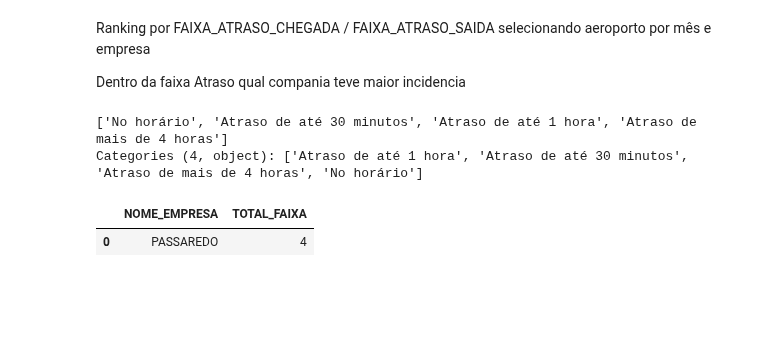
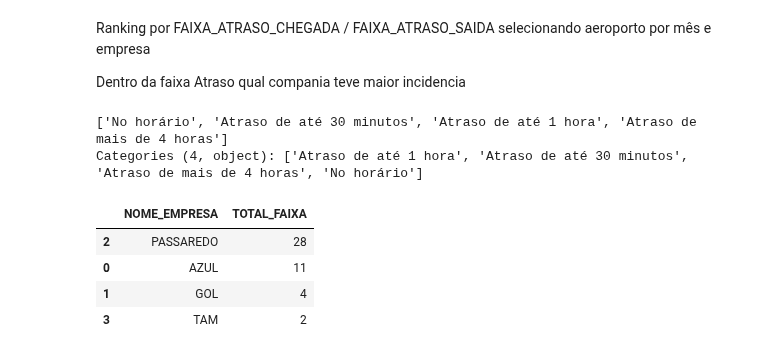
Before and after one commit to rodrigorocha1/dashboard_dados_voos_python, a Jupyter notebook: notebooks/visualizacoes.ipynb, the cells around one changed output. Drawn from its saved outputs; the diff is of its cells as text; code cells hidden in the pictures; blank space fills up the shorter version.

```diff
--- a/notebooks/visualizacoes.ipynb
+++ b/notebooks/visualizacoes.ipynb
@@ -598,13 +598,16 @@ Categories (4, object): ['Atraso de até 1 hora', 'Atraso de até 30 minutos', '
 # %%
 dataframe = obter_top_dez_faixa_atraso(
     flag_partida_chegada='PARTIDA',
     flag_origem_destino='ORIGEM',
     codigo_tipo_linha='N',
-    mes=2,
-    faixa_atraso='Atraso de até 1 hora',
+    mes=12,
+    faixa_atraso='Atraso de mais de 4 horas',
     sigla_aeroporto='SBRP'
 )
 dataframe
 # %% [output]
 |  | NOME_EMPRESA | TOTAL_FAIXA |
-| 0 | PASSAREDO | 4 |
+| 2 | PASSAREDO | 28 |
+| 0 | AZUL | 11 |
+| 1 | GOL | 4 |
+| 3 | TAM | 2 |
```
